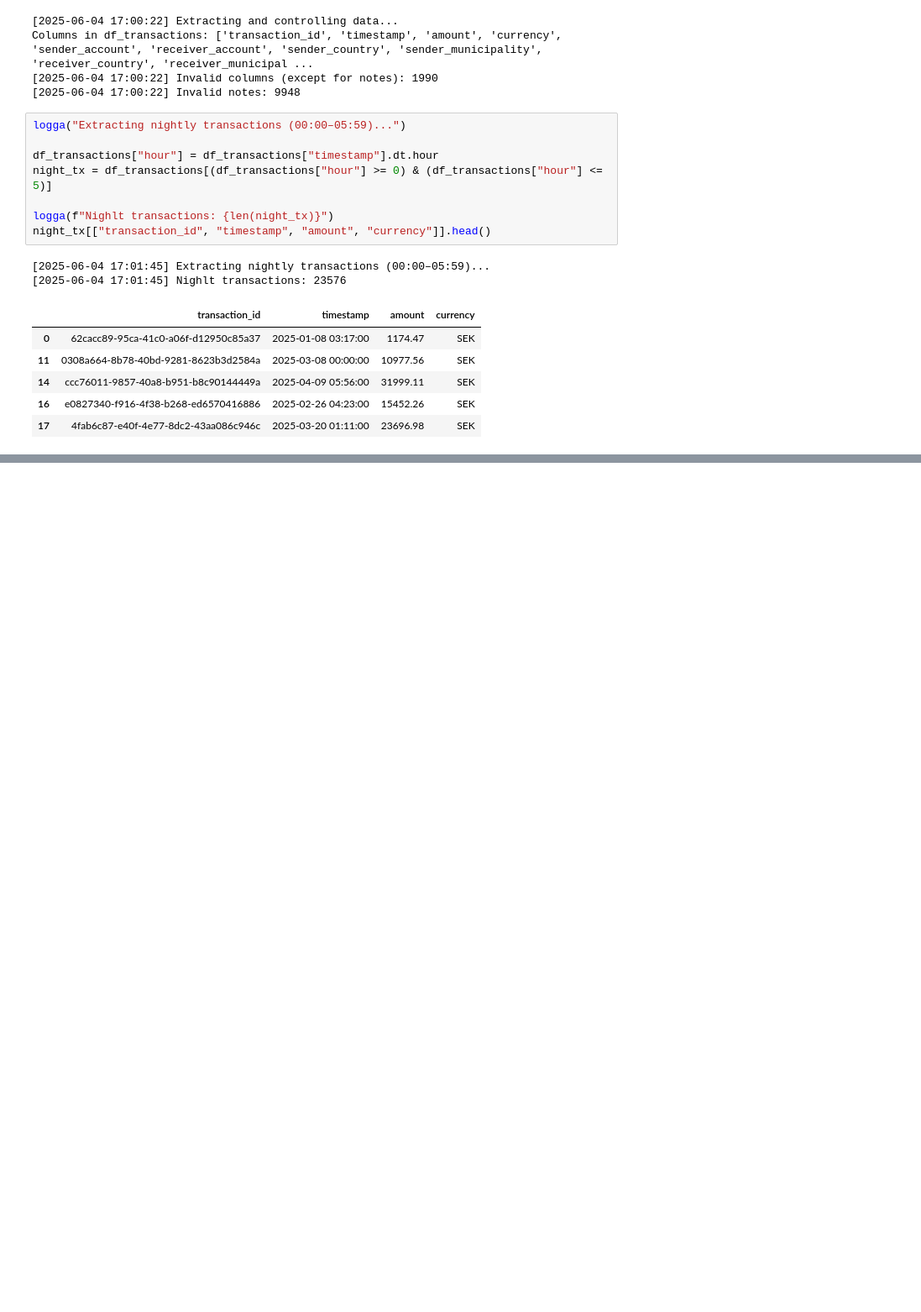
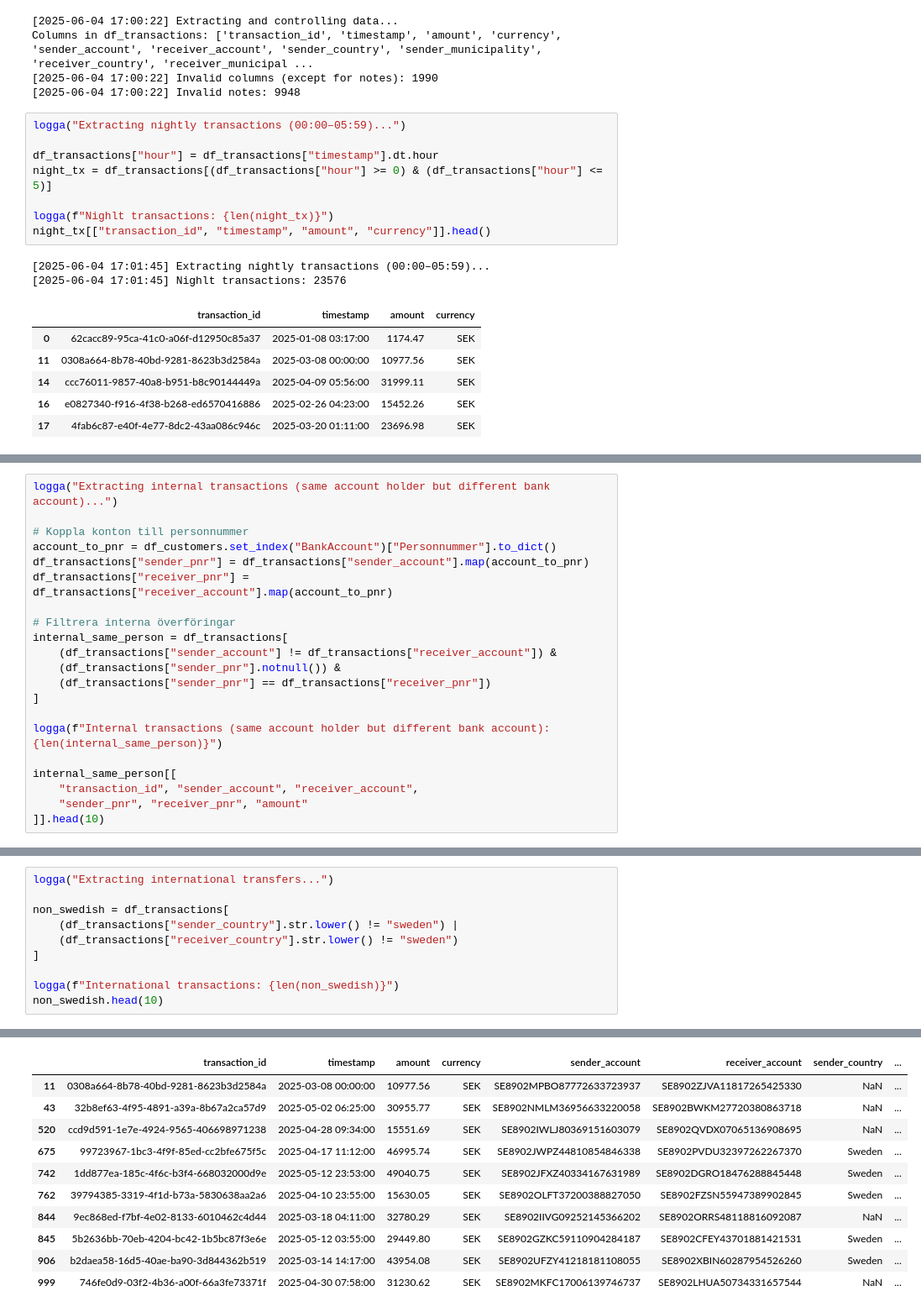
Before and after one commit to MalinHoog/bank-python-groupproject, a Jupyter notebook: transactions_logs.ipynb, the cells around one changed output, grey strips where cells are left out. Shown at 84% size. Saved outputs shown, nothing was run; the diff lists cells and outputs as text; blank space fills up the shorter version.

```diff
--- a/transactions_logs.ipynb
+++ b/transactions_logs.ipynb
@@ -79,0 +150,21 @@ night_tx[["transaction_id", "timestamp", "amount", "currency"]].head()
+# %%
+logga("Extracting internal transactions (same account holder but different bank account)...")
+
+# Koppla konton till personnummer
+account_to_pnr = df_customers.set_index("BankAccount")["Personnummer"].to_dict()
+df_transactions["sender_pnr"] = df_transactions["sender_account"].map(account_to_pnr)
+df_transactions["receiver_pnr"] = df_transactions["receiver_account"].map(account_to_pnr)
+
+# Filtrera interna överföringar
+internal_same_person = df_transactions[
+    (df_transactions["sender_account"] != df_transactions["receiver_account"]) &
+    (df_transactions["sender_pnr"].notnull()) &
+    (df_transactions["sender_pnr"] == df_transactions["receiver_pnr"])
+]
+
+logga(f"Internal transactions (same account holder but different bank account): {len(internal_same_person)}")
+
+internal_same_person[[
+    "transaction_id", "sender_account", "receiver_account",
+    "sender_pnr", "receiver_pnr", "amount"
+]].head(10)
@@ -79,0 +185,11 @@ night_tx[["transaction_id", "timestamp", "amount", "currency"]].head()
+# %%
+logga("Extracting international transfers...")
+
+non_swedish = df_transactions[
+    (df_transactions["sender_country"].str.lower() != "sweden") |
+    (df_transactions["receiver_country"].str.lower() != "sweden")
+]
+
+logga(f"International transactions: {len(non_swedish)}")
+non_swedish.head(10)
+# %% [output]
@@ -79,0 +198,11 @@ night_tx[["transaction_id", "timestamp", "amount", "currency"]].head()
+|  | transaction_id | timestamp | amount | currency | sender_account | receiver_account | sender_country | ... |
+| 11 | 0308a664-8b78-40bd-9281-8623b3d2584a | 2025-03-08 00:00:00 | 10977.56 | SEK | SE8902MPBO87772633723937 | SE8902ZJVA11817265425330 | NaN | ... |
+| 43 | 32b8ef63-4f95-4891-a39a-8b67a2ca57d9 | 2025-05-02 06:25:00 | 30955.77 | SEK | SE8902NMLM36956633220058 | SE8902BWKM27720380863718 | NaN | ... |
+| 520 | ccd9d591-1e7e-4924-9565-406698971238 | 2025-04-28 09:34:00 | 15551.69 | SEK | SE8902IWLJ80369151603079 | SE8902QVDX07065136908695 | NaN | ... |
+| 675 | 99723967-1bc3-4f9f-85ed-cc2bfe675f5c | 2025-04-17 11:12:00 | 46995.74 | SEK | SE8902JWPZ44810854846338 | SE8902PVDU32397262267370 | Sweden | ... |
+| 742 | 1dd877ea-185c-4f6c-b3f4-668032000d9e | 2025-05-12 23:53:00 | 49040.75 | SEK | SE8902JFXZ40334167631989 | SE8902DGRO18476288845448 | Sweden | ... |
+| 762 | 39794385-3319-4f1d-b73a-5830638aa2a6 | 2025-04-10 23:55:00 | 15630.05 | SEK | SE8902OLFT37200388827050 | SE8902FZSN55947389902845 | Sweden | ... |
+| 844 | 9ec868ed-f7bf-4e02-8133-6010462c4d44 | 2025-03-18 04:11:00 | 32780.29 | SEK | SE8902IIVG09252145366202 | SE8902ORRS48118816092087 | NaN | ... |
+| 845 | 5b2636bb-70eb-4204-bc42-1b5bc87f3e6e | 2025-05-12 03:55:00 | 29449.80 | SEK | SE8902GZKC59110904284187 | SE8902CFEY43701881421531 | Sweden | ... |
+| 906 | b2daea58-16d5-40ae-ba90-3d844362b519 | 2025-03-14 14:17:00 | 43954.08 | SEK | SE8902UFZY41218181108055 | SE8902XBIN60287954526260 | Sweden | ... |
+| 999 | 746fe0d9-03f2-4b36-a00f-66a3fe73371f | 2025-04-30 07:58:00 | 31230.62 | SEK | SE8902MKFC17006139746737 | SE8902LHUA50734331657544 | NaN | ... |
```
Also changed, not shown: parts of 10 cells of this notebook, 1 other file.
